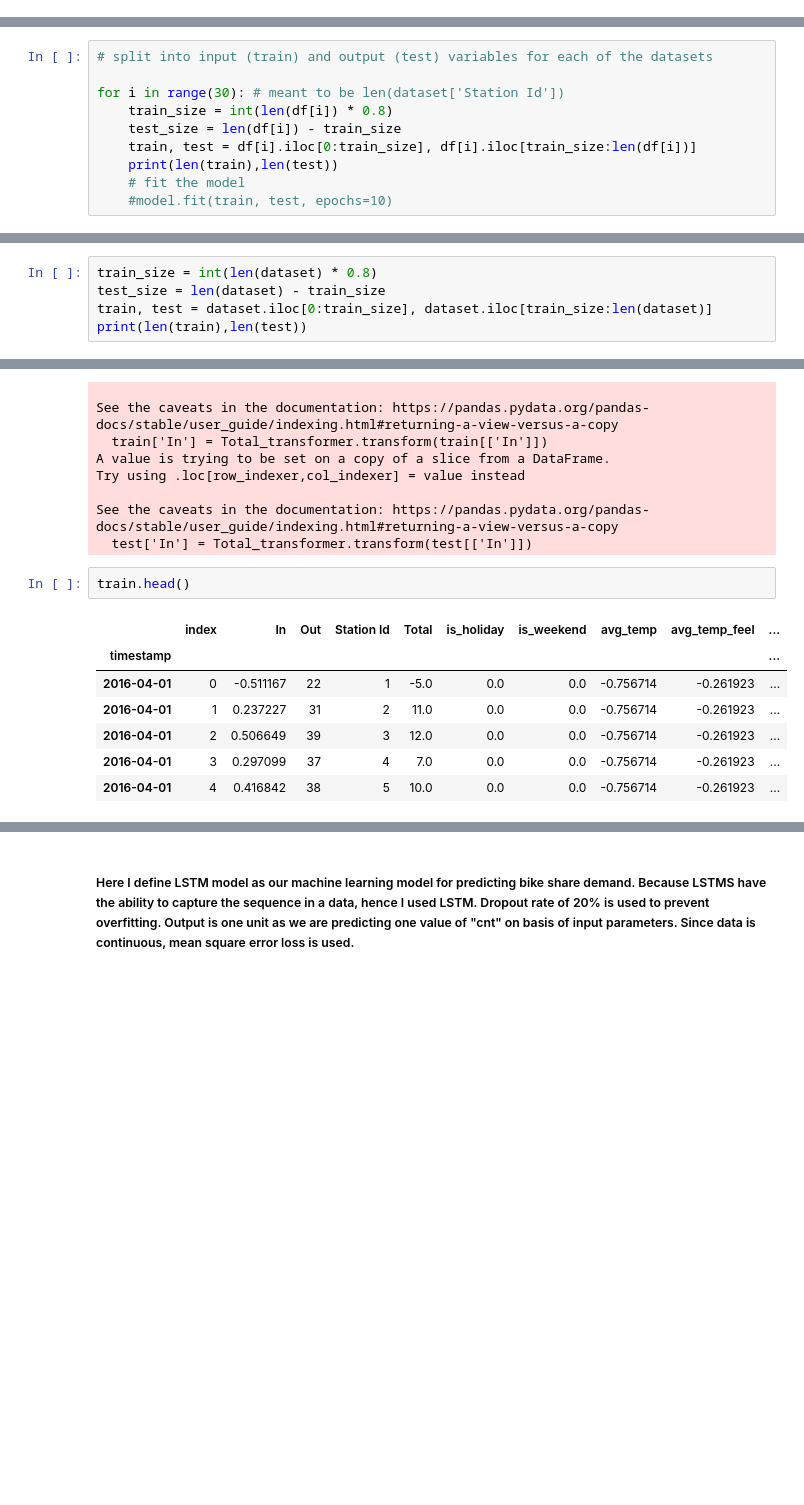
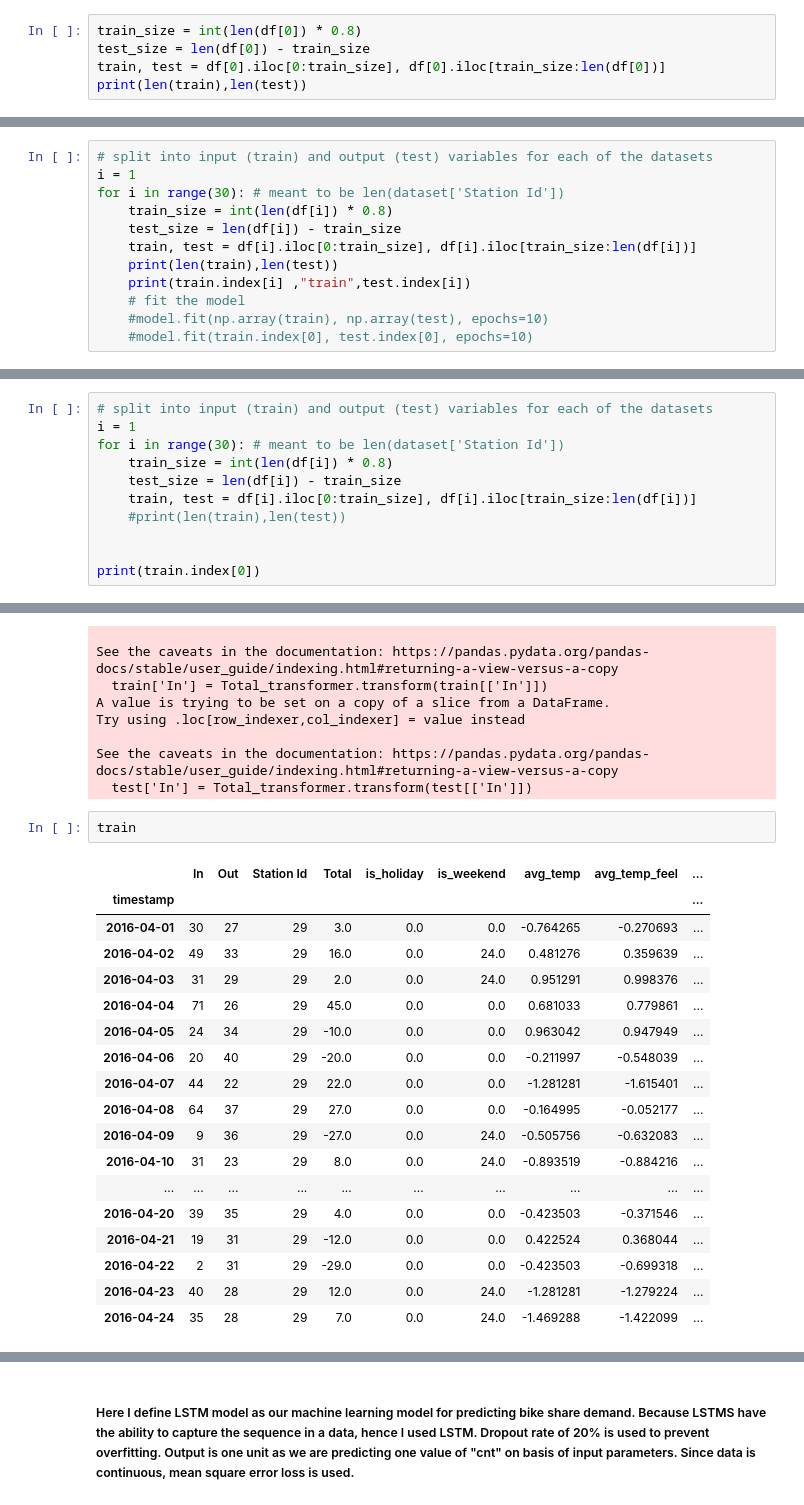
Before and after one commit to hchae0817/final_project, a Jupyter notebook: bike_machine_learning.ipynb, the cells around one changed output, grey strips where cells are left out. Drawn from its saved outputs; the diff is of its cells as text; blank space fills up the shorter version.

```diff
--- a/bike_machine_learning.ipynb
+++ b/bike_machine_learning.ipynb
@@ -209,2 +372,7 @@ model.add(layers.Dense(1, activation='sigmoid'))
 
 model.compile(optimizer='adam', loss='binary_crossentropy', metrics=['accuracy'])
+# %%
+train_size = int(len(df[0]) * 0.8)
+test_size = len(df[0]) - train_size
+train, test = df[0].iloc[0:train_size], df[0].iloc[train_size:len(df[0])]
+print(len(train),len(test))
@@ -211,12 +388,14 @@ model.compile(optimizer='adam', loss='binary_crossentropy', metrics=['accuracy']
 # %%
 # split into input (train) and output (test) variables for each of the datasets
-
+i = 1
 for i in range(30): # meant to be len(dataset['Station Id'])
     train_size = int(len(df[i]) * 0.8)
     test_size = len(df[i]) - train_size
     train, test = df[i].iloc[0:train_size], df[i].iloc[train_size:len(df[i])]
     print(len(train),len(test))
+    print(train.index[i] ,"train",test.index[i])
     # fit the model
-    #model.fit(train, test, epochs=10)
+    #model.fit(np.array(train), np.array(test), epochs=10)
+    #model.fit(train.index[0], test.index[0], epochs=10)
 # %% [output]
 18 5
@@ -242,8 +419,14 @@ for i in range(30): # meant to be len(dataset['Station Id'])
 # %% [markdown]
 ## LSTM (Long short-term memory neural networks)
 # %%
-train_size = int(len(dataset) * 0.8)
-test_size = len(dataset) - train_size
-train, test = dataset.iloc[0:train_size], dataset.iloc[train_size:len(dataset)]
-print(len(train),len(test))
+# split into input (train) and output (test) variables for each of the datasets
+i = 1
+for i in range(30): # meant to be len(dataset['Station Id'])
+    train_size = int(len(df[i]) * 0.8)
+    test_size = len(df[i]) - train_size
+    train, test = df[i].iloc[0:train_size], df[i].iloc[train_size:len(df[i])]
+    #print(len(train),len(test))
+
+
+print(train.index[0])
 # %% [output]
@@ -284,13 +467,24 @@ Try using .loc[row_indexer,col_indexer] = value instead
 See the caveats in the documentation: https://pandas.pydata.org/pandas-docs/stable/user_guide/indexing.html#returning-a-view-versus-a-copy
   test['In'] = Total_transformer.transform(test[['In']])
 # %%
-train.head()
+train
 # %% [output]
-|  | index | In | Out | Station Id | Total | is_holiday | is_weekend | avg_temp | avg_temp_feel | ... |
-| timestamp |  |  |  |  |  |  |  |  |  | ... |
-| 2016-04-01 | 0 | -0.511167 | 22 | 1 | -5.0 | 0.0 | 0.0 | -0.756714 | -0.261923 | ... |
-| 2016-04-01 | 1 | 0.237227 | 31 | 2 | 11.0 | 0.0 | 0.0 | -0.756714 | -0.261923 | ... |
-| 2016-04-01 | 2 | 0.506649 | 39 | 3 | 12.0 | 0.0 | 0.0 | -0.756714 | -0.261923 | ... |
-| 2016-04-01 | 3 | 0.297099 | 37 | 4 | 7.0 | 0.0 | 0.0 | -0.756714 | -0.261923 | ... |
-| 2016-04-01 | 4 | 0.416842 | 38 | 5 | 10.0 | 0.0 | 0.0 | -0.756714 | -0.261923 | ... |
+|  | In | Out | Station Id | Total | is_holiday | is_weekend | avg_temp | avg_temp_feel | ... |
+| timestamp |  |  |  |  |  |  |  |  | ... |
+| 2016-04-01 | 30 | 27 | 29 | 3.0 | 0.0 | 0.0 | -0.764265 | -0.270693 | ... |
+| 2016-04-02 | 49 | 33 | 29 | 16.0 | 0.0 | 24.0 | 0.481276 | 0.359639 | ... |
+| 2016-04-03 | 31 | 29 | 29 | 2.0 | 0.0 | 24.0 | 0.951291 | 0.998376 | ... |
+| 2016-04-04 | 71 | 26 | 29 | 45.0 | 0.0 | 0.0 | 0.681033 | 0.779861 | ... |
+| 2016-04-05 | 24 | 34 | 29 | -10.0 | 0.0 | 0.0 | 0.963042 | 0.947949 | ... |
+| 2016-04-06 | 20 | 40 | 29 | -20.0 | 0.0 | 0.0 | -0.211997 | -0.548039 | ... |
+| 2016-04-07 | 44 | 22 | 29 | 22.0 | 0.0 | 0.0 | -1.281281 | -1.615401 | ... |
+| 2016-04-08 | 64 | 37 | 29 | 27.0 | 0.0 | 0.0 | -0.164995 | -0.052177 | ... |
+| 2016-04-09 | 9 | 36 | 29 | -27.0 | 0.0 | 24.0 | -0.505756 | -0.632083 | ... |
+| 2016-04-10 | 31 | 23 | 29 | 8.0 | 0.0 | 24.0 | -0.893519 | -0.884216 | ... |
+| ... | ... | ... | ... | ... | ... | ... | ... | ... | ... |
+| 2016-04-20 | 39 | 35 | 29 | 4.0 | 0.0 | 0.0 | -0.423503 | -0.371546 | ... |
+| 2016-04-21 | 19 | 31 | 29 | -12.0 | 0.0 | 0.0 | 0.422524 | 0.368044 | ... |
+| 2016-04-22 | 2 | 31 | 29 | -29.0 | 0.0 | 0.0 | -0.423503 | -0.699318 | ... |
+| 2016-04-23 | 40 | 28 | 29 | 12.0 | 0.0 | 24.0 | -1.281281 | -1.279224 | ... |
+| 2016-04-24 | 35 | 28 | 29 | 7.0 | 0.0 | 24.0 | -1.469288 | -1.422099 | ... |
 # %%
```
Also changed, not shown: parts of 25 cells of this notebook.
